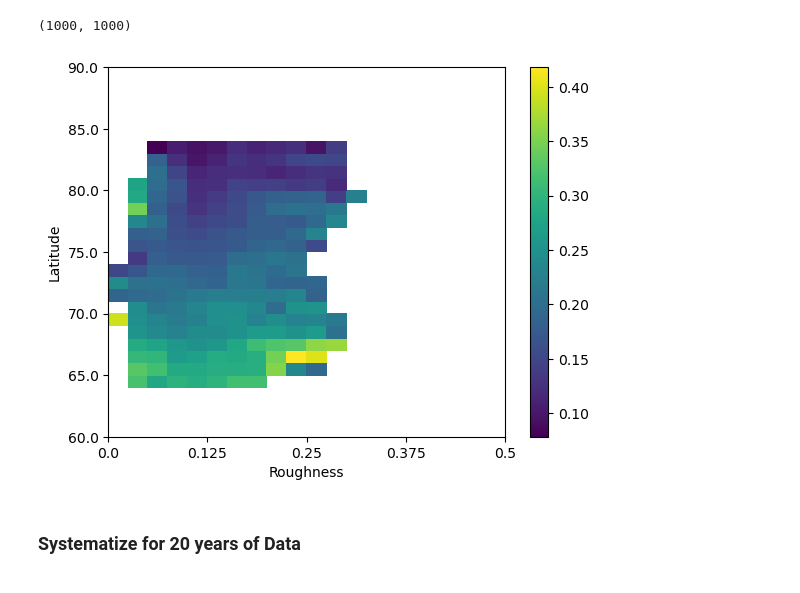
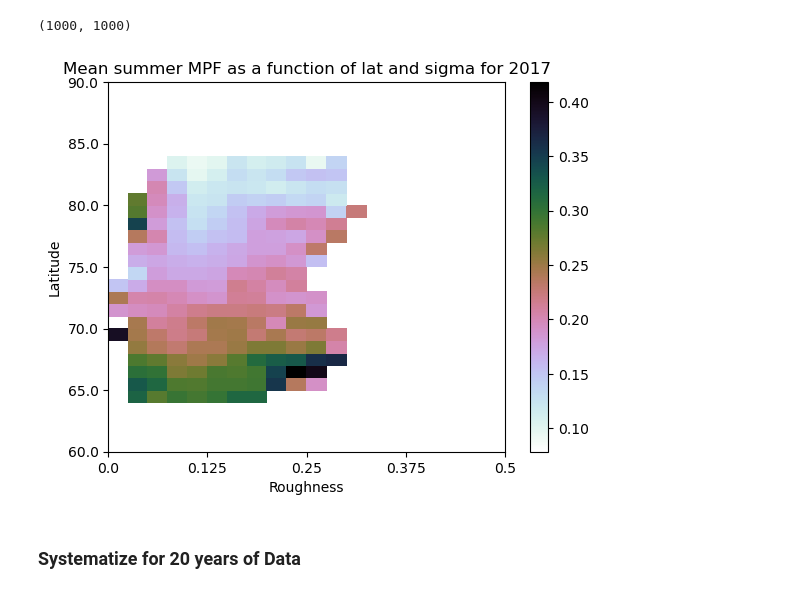
Before and after one commit to rhtweedie/modelled_mpf_with_advection, a Jupyter notebook: lat_analysis_take_2.ipynb, the cells around one changed output. Saved outputs shown, nothing was run; the diff lists cells and outputs as text; code cells hidden in the pictures.

Commit message:
Adjust binned plot

```diff
--- a/lat_analysis_take_2.ipynb
+++ b/lat_analysis_take_2.ipynb
@@ -103,7 +103,7 @@ def calculate_binned_averages(mpf, roughness, lat):
     return averages
 
 
-def plot_binned_stats(averages):
+def plot_binned_stats(averages, title):
 
     y_tick_positions = np.linspace(0, 30, 7) # Takes default tick markings and changes them to the range of the data
     x_tick_positions = np.linspace(0, 20, 5)
@@ -116,7 +116,9 @@ def plot_binned_stats(averages):
     plt.ylabel("Latitude")
     plt.xlabel("Roughness")
 
+    plt.set_cmap('cubehelix_r')
     plt.pcolor(averages)
+    plt.title(title)
     plt.colorbar()
 
     # Show the plot
@@ -230,16 +232,13 @@ np.shape(mpf)
 mpf.shape
 # %% [output]
 (1000, 1000)
-# %%
-#mpf_MISRGRID = interpolate_to_MISR(x_MPF, y_MPF, mpf ,x_MISR, y_MISR )  #MPF grid data from coordinate file, misr grid data from 2020 (all identical)
-
-masked_MPF_MISRGRID, masked_MISR, masked_lat_MISR = MASK_MPF_MISR(mpf, MISR)
-
-current_year_average = calculate_binned_averages(masked_MPF_MISRGRID, masked_MISR, masked_lat_MISR)
-
-plot_binned_stats(current_year_average)
-# %% [output]
-[figure, removed]
+# %%
+masked_MPF_MISRGRID, masked_MISR, masked_lat_MISR = MASK_MPF_MISR(mpf, MISR)
+current_year_average = calculate_binned_averages(masked_MPF_MISRGRID, masked_MISR, masked_lat_MISR)
+
+plot_binned_stats(current_year_average, f'Mean summer MPF as a function of lat and sigma for {YEAR}')
+# %% [output]
+[figure, added]
 # %% [markdown]
 ### Systematize for 20 years of Data
 # %%
```
Also changed, not shown: parts of 1 cell of this notebook.
